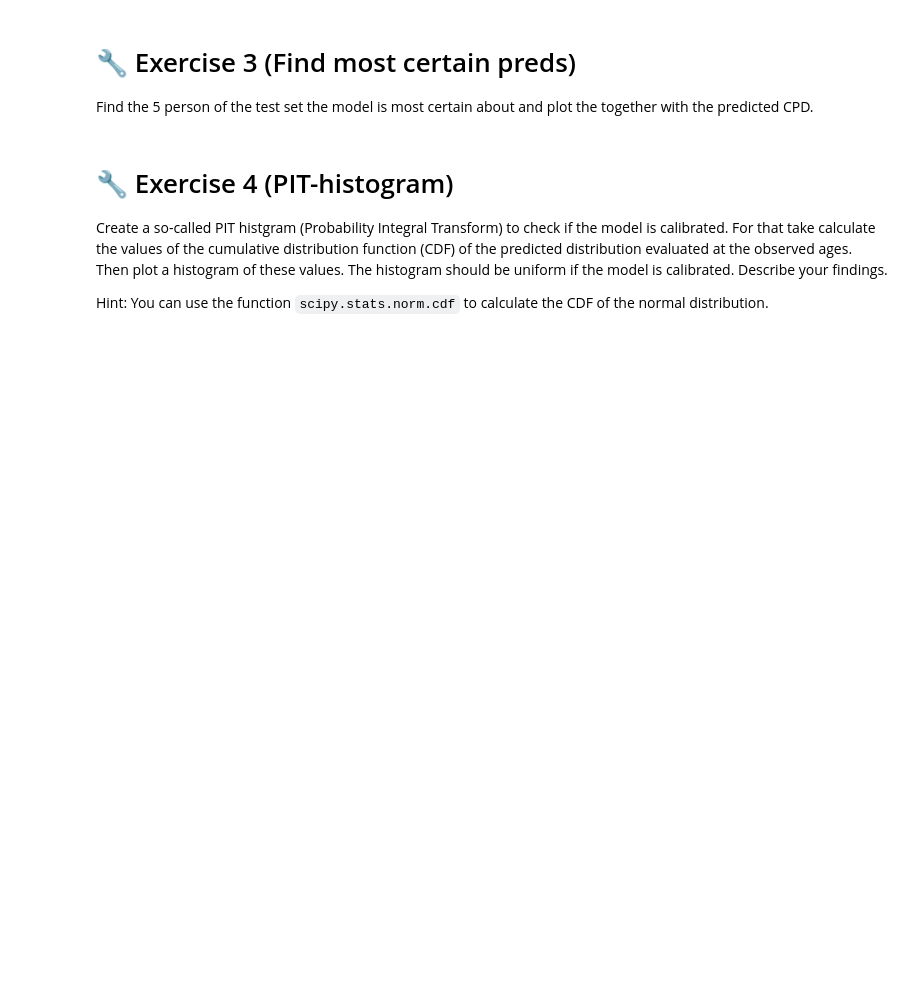
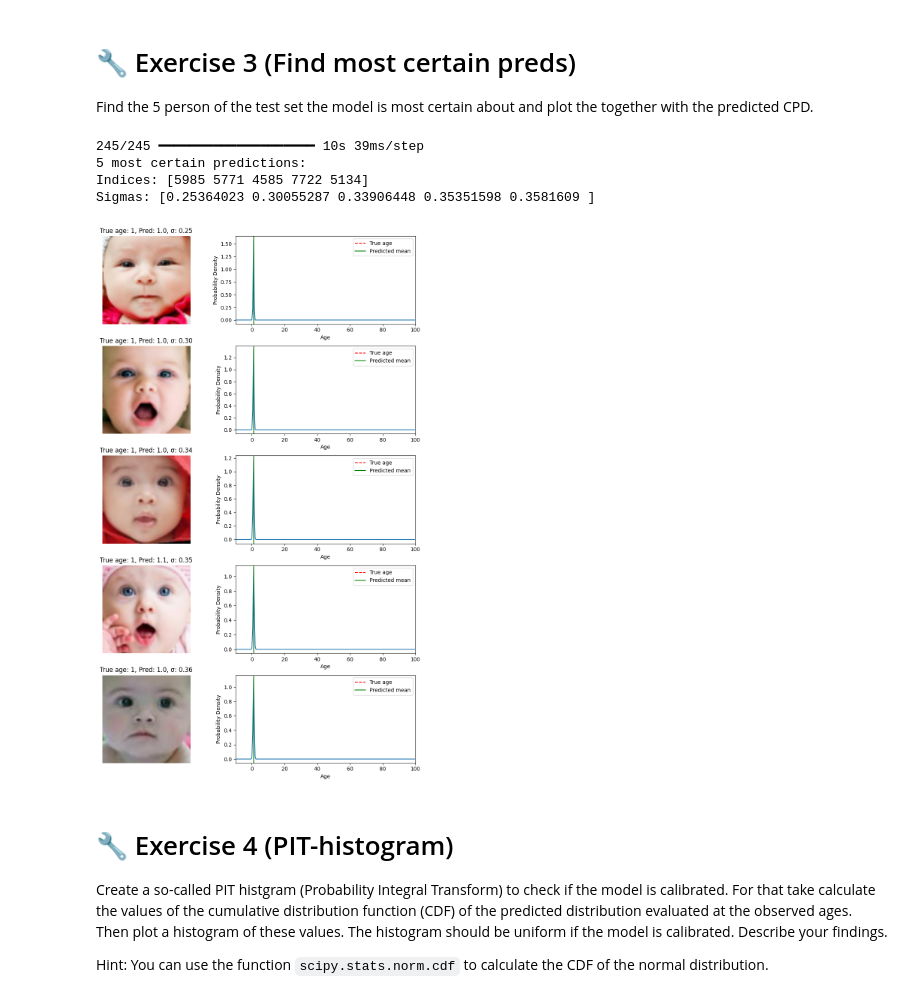
Before and after one commit to PhilNeu13/msi-dl, a Jupyter notebook: Exercise-3/02-age-regression.ipynb, the cells around one changed output. Saved outputs shown, nothing was run; the diff lists cells and outputs as text; code cells hidden in the pictures; blank space fills up the shorter version.

Commit message:
exercise2-4: finished

```diff
--- a/Exercise-3/02-age-regression.ipynb
+++ b/Exercise-3/02-age-regression.ipynb
@@ -501,6 +556,52 @@ def NLL(out_network, y):
 # %% [markdown]
 # 🔧 Exercise 3 (Find most certain preds)
 Find the 5 person of the test set the model is most certain about and plot the together with the predicted CPD.
+# %%
+# Exercise 3: Find the 5 people the model is most certain about
+
+# Get predictions for all test samples
+predictions = model_flex.predict(X_test)
+
+# Extract mu and sigma (sigma = exp(log_sigma))
+mus = predictions[:, 0]
+sigmas = np.exp(predictions[:, 1])
+
+# Find indices of 5 lowest sigmas (most certain predictions)
+most_certain_indices = np.argsort(sigmas)[:5]
+
+print("5 most certain predictions:")
+print(f"Indices: {most_certain_indices}")
+print(f"Sigmas: {sigmas[most_certain_indices]}")
+
+# Plot the 5 most certain predictions with their CPDs
+ages = np.arange(-10, 100, 0.5)
+
+fig, axes = plt.subplots(5, 2, figsize=(10, 15))
+
+for i, idx in enumerate(most_certain_indices):
+    # Plot the image
+    axes[i, 0].imshow(X_test[idx])
+    axes[i, 0].set_title(f"True age: {int(y_test[idx][0])}, Pred: {mus[idx]:.1f}, σ: {sigmas[idx]:.2f}")
+    axes[i, 0].axis('off')
+
+    # Plot the CPD
+    pred_dist = dist.Normal(loc=mus[idx], scale=sigmas[idx])
+    axes[i, 1].plot(ages, np.exp(pred_dist.log_prob(ages)))
+    axes[i, 1].axvline(x=y_test[idx][0], color='r', linestyle='--', label='True age')
+    axes[i, 1].axvline(x=mus[idx], color='g', linestyle='-', label='Predicted mean')
+    axes[i, 1].set_xlabel('Age')
+    axes[i, 1].set_ylabel('Probability Density')
+    axes[i, 1].legend()
+    axes[i, 1].set_xlim(-10, 100)
+
+plt.tight_layout()
+plt.show()
+# %% [output]
+245/245 ━━━━━━━━━━━━━━━━━━━━ 10s 39ms/step
+5 most certain predictions:
+Indices: [5985 5771 4585 7722 5134]
+Sigmas: [0.25364023 0.30055287 0.33906448 0.35351598 0.3581609 ]
+[figure, added]
 # %% [markdown]
 # 🔧 Exercise 4 (PIT-histogram)
 
```
Also changed, not shown: parts of 4 cells of this notebook.
